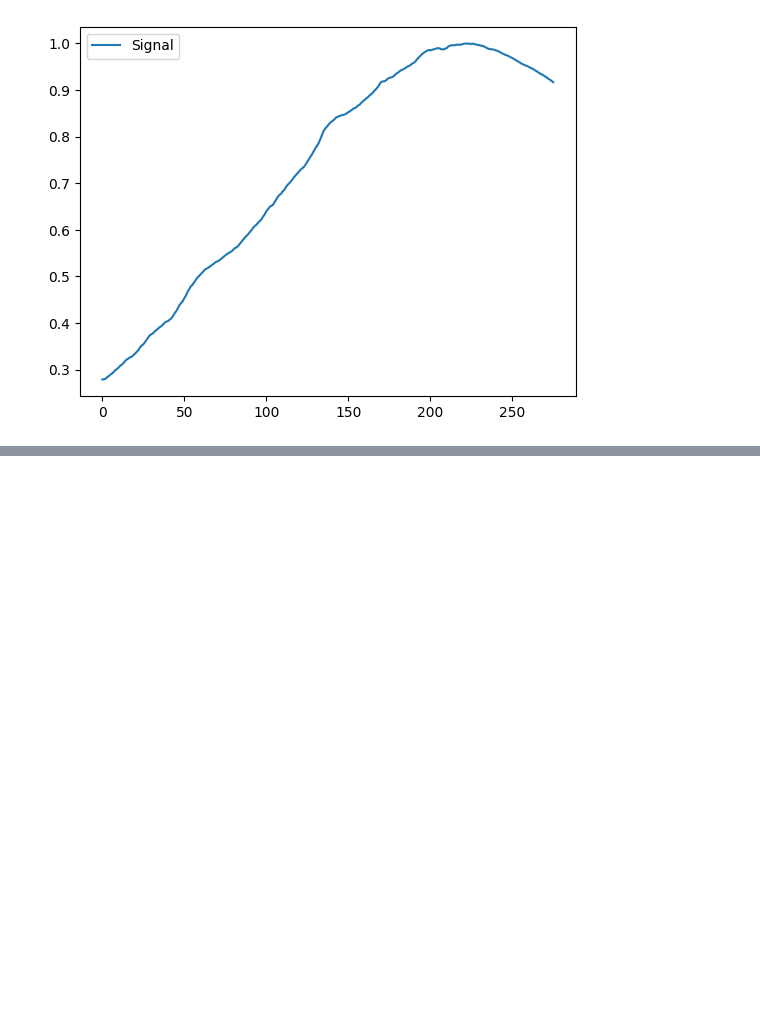
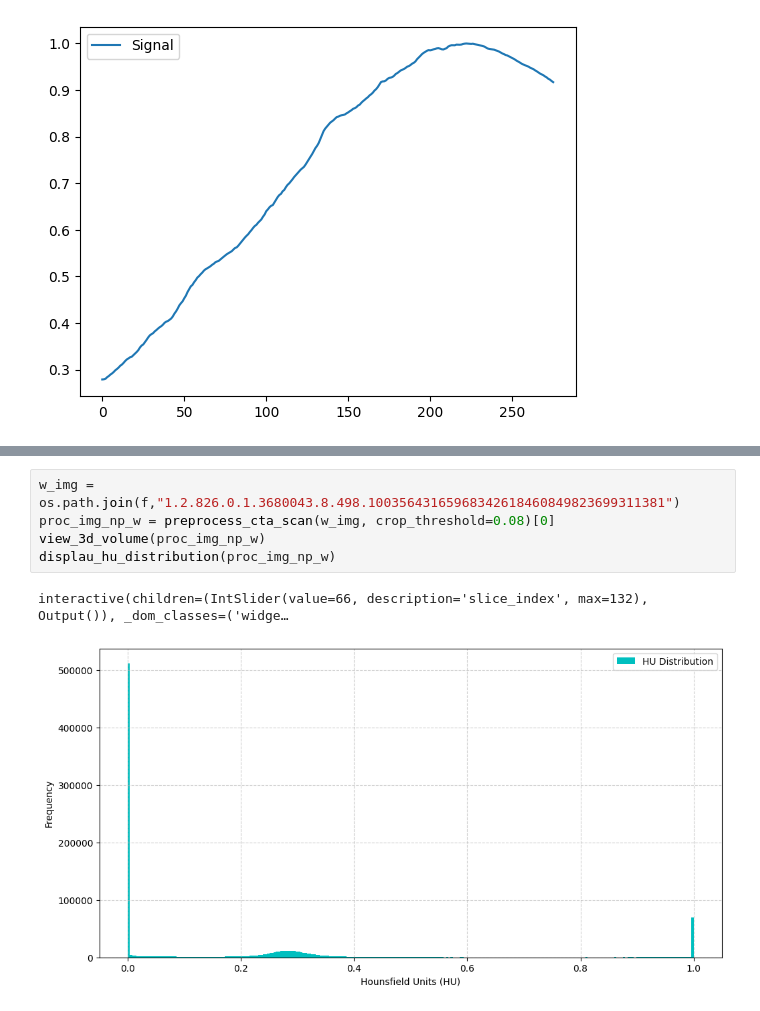
Before and after one commit to BhaveshSolanki32/Aneurysm_detection, a Jupyter notebook: test.ipynb, the cells around one changed output, grey strips where cells are left out. Drawn from its saved outputs; the diff is of its cells as text; blank space fills up the shorter version.

```diff
--- a/test.ipynb
+++ b/test.ipynb
@@ -1211,0 +1223,8 @@ Array shape: (86, 299, 253)
+# %%
+w_img = os.path.join(f,"1.2.826.0.1.3680043.8.498.10035643165968342618460849823699311381")
+proc_img_np_w = preprocess_cta_scan(w_img, crop_threshold=0.08)[0]
+view_3d_volume(proc_img_np_w)
+displau_hu_distribution(proc_img_np_w)
+# %% [output]
+interactive(children=(IntSlider(value=66, description='slice_index', max=132), Output()), _dom_classes=('widge…
+[figure, added]
```
Also changed, not shown: parts of 50 cells of this notebook, 9 other files.
